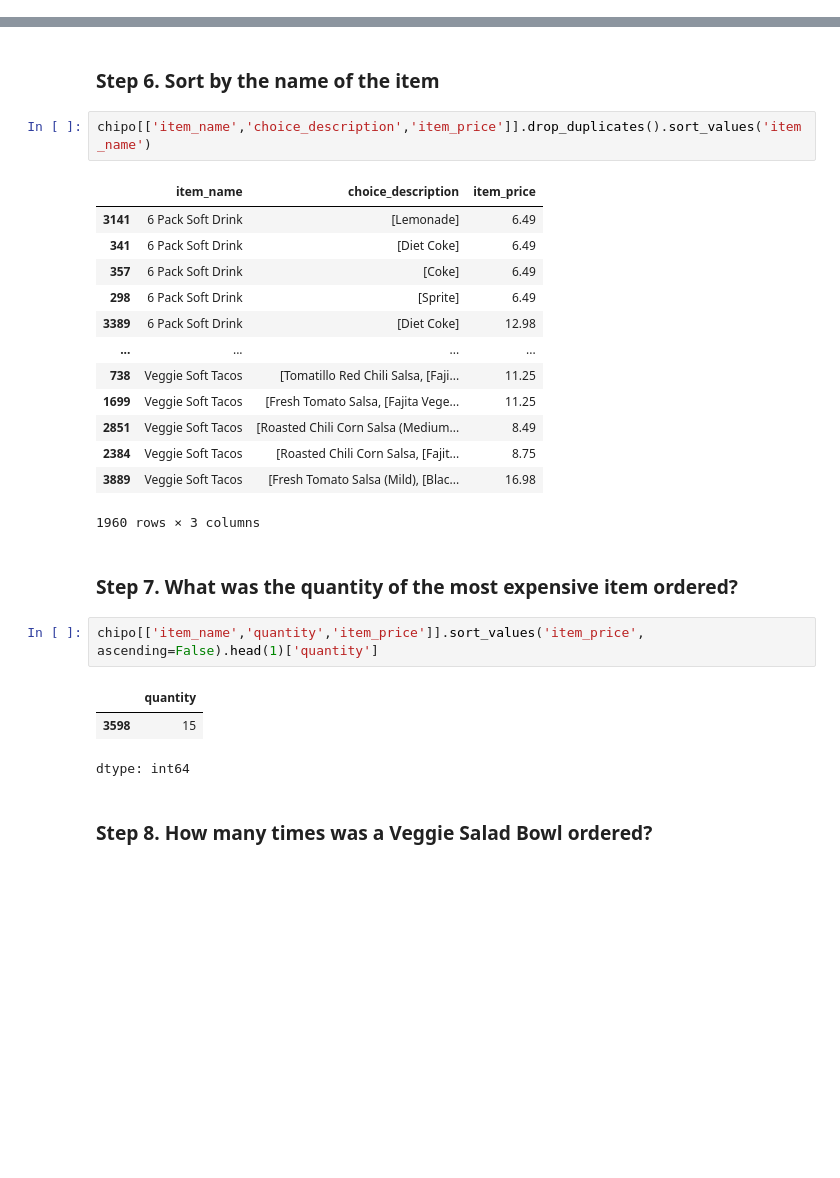
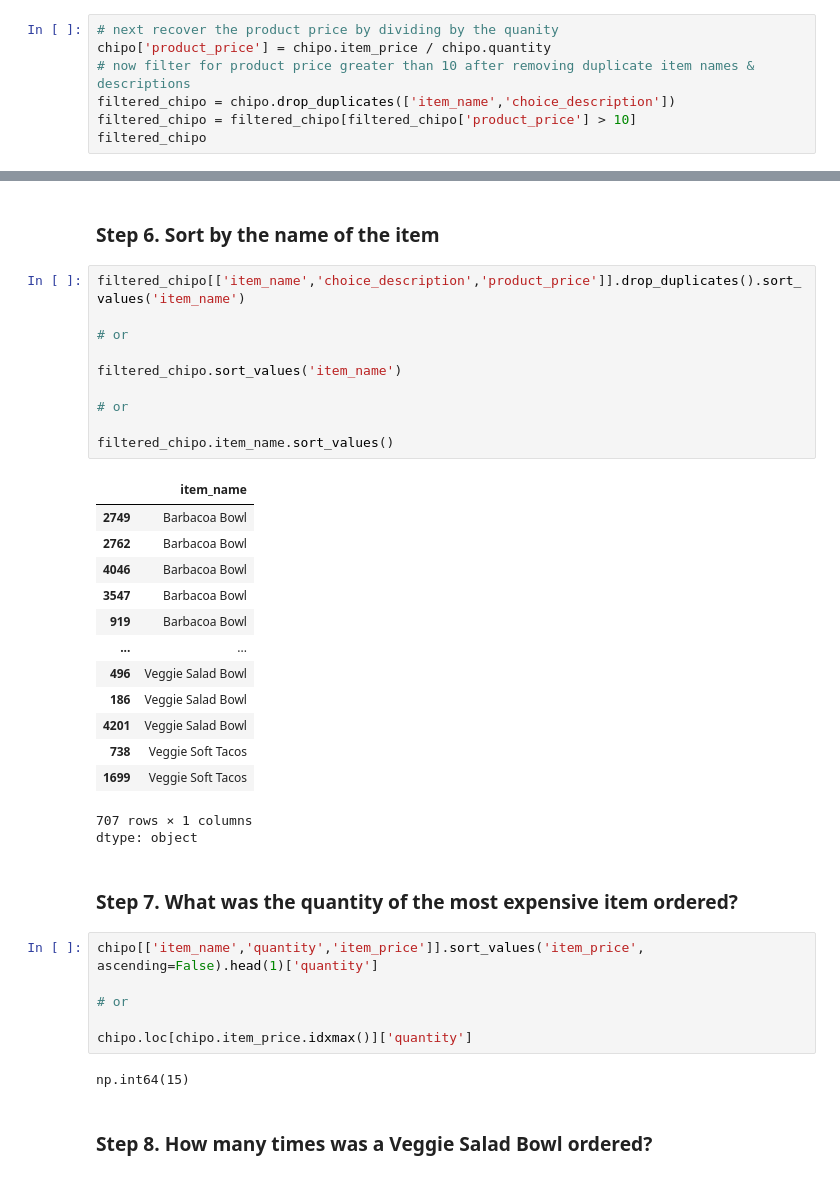
Before and after one commit to jgbaum/pandas_exercises, a Jupyter notebook: 02_Filtering_&_Sorting/Chipotle/Exercises.ipynb, the cells around one changed output, grey strips where cells are left out. Drawn from its saved outputs; the diff is of its cells as text; blank space fills up the shorter version.

```diff
--- a/02_Filtering_&_Sorting/Chipotle/Exercises.ipynb
+++ b/02_Filtering_&_Sorting/Chipotle/Exercises.ipynb
@@ -42,0 +23,7 @@ chipo[['item_name','item_price']].loc[chipo.item_price > 10]
+# %%
+# next recover the product price by dividing by the quanity
+chipo['product_price'] = chipo.item_price / chipo.quantity
+# now filter for product price greater than 10 after removing duplicate item names & descriptions
+filtered_chipo = chipo.drop_duplicates(['item_name','choice_description'])
+filtered_chipo = filtered_chipo[filtered_chipo['product_price'] > 10]
+filtered_chipo
@@ -62,29 +63,40 @@ chipo[['item_name','choice_description','item_price']].drop_duplicates()
 # %% [markdown]
 ### Step 6. Sort by the name of the item
 # %%
-chipo[['item_name','choice_description','item_price']].drop_duplicates().sort_values('item_name')
+filtered_chipo[['item_name','choice_description','product_price']].drop_duplicates().sort_values('item_name')
+
+# or
+
+filtered_chipo.sort_values('item_name')
+
+# or
+
+filtered_chipo.item_name.sort_values()
 # %% [output]
-|  | item_name | choice_description | item_price |
-| 3141 | 6 Pack Soft Drink | [Lemonade] | 6.49 |
-| 341 | 6 Pack Soft Drink | [Diet Coke] | 6.49 |
-| 357 | 6 Pack Soft Drink | [Coke] | 6.49 |
-| 298 | 6 Pack Soft Drink | [Sprite] | 6.49 |
-| 3389 | 6 Pack Soft Drink | [Diet Coke] | 12.98 |
-| ... | ... | ... | ... |
-| 738 | Veggie Soft Tacos | [Tomatillo Red Chili Salsa, [Faji... | 11.25 |
-| 1699 | Veggie Soft Tacos | [Fresh Tomato Salsa, [Fajita Vege... | 11.25 |
-| 2851 | Veggie Soft Tacos | [Roasted Chili Corn Salsa (Medium... | 8.49 |
-| 2384 | Veggie Soft Tacos | [Roasted Chili Corn Salsa, [Fajit... | 8.75 |
-| 3889 | Veggie Soft Tacos | [Fresh Tomato Salsa (Mild), [Blac... | 16.98 |
+|  | item_name |
+| 2749 | Barbacoa Bowl |
+| 2762 | Barbacoa Bowl |
+| 4046 | Barbacoa Bowl |
+| 3547 | Barbacoa Bowl |
+| 919 | Barbacoa Bowl |
+| ... | ... |
+| 496 | Veggie Salad Bowl |
+| 186 | Veggie Salad Bowl |
+| 4201 | Veggie Salad Bowl |
+| 738 | Veggie Soft Tacos |
+| 1699 | Veggie Soft Tacos |
-1960 rows × 3 columns
+707 rows × 1 columns
+dtype: object
 # %% [markdown]
 ### Step 7. What was the quantity of the most expensive item ordered?
 # %%
 chipo[['item_name','quantity','item_price']].sort_values('item_price', ascending=False).head(1)['quantity']
+
+# or
+
+chipo.loc[chipo.item_price.idxmax()]['quantity']
 # %% [output]
-|  | quantity |
-| 3598 | 15 |
-dtype: int64
+np.int64(15)
 # %% [markdown]
 ### Step 8. How many times was a Veggie Salad Bowl ordered?
 # %%
```
Also changed, not shown: parts of 5 cells of this notebook.
